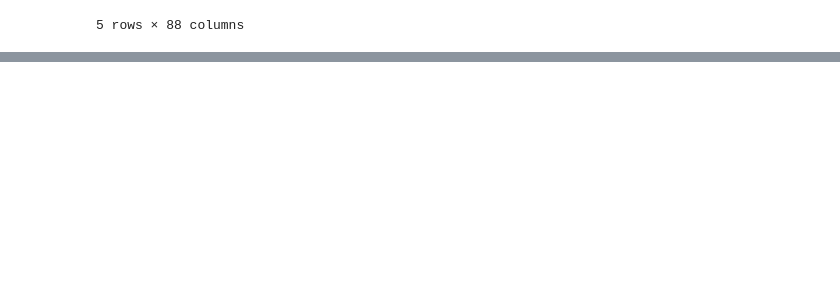
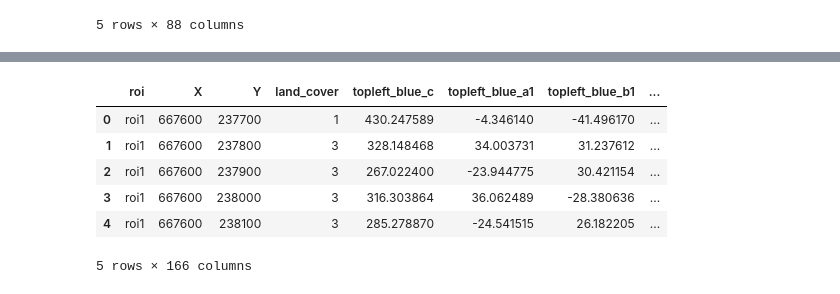
Before and after one commit to SebastianHafner/masterthesis, a Jupyter notebook: reference_data.ipynb, the cells around one changed output, grey strips where cells are left out. Cells and saved outputs as stored; diff of their text form; code cells hidden in the pictures; blank space fills up the shorter version.

```diff
--- a/reference_data.ipynb
+++ b/reference_data.ipynb
@@ -811,0 +98,29 @@ plt.show()
+# %%
+"""
+Script to analyse the spectral signature of the reference data
+"""
+import pandas as pd
+import numpy as np
+import matplotlib.pyplot as plt
+
+%matplotlib inline
+
+
+
+spectral_bands = ['blue', 'green', 'red', 'nir', 'swir1', 'swir2']
+rois = ['roi1','roi2','roi3']
+label = 'land_cover'
+yearAS = 2004
+path = 'data/classification_data/'
+
+df_coefs = pd.read_csv(f'{path}coefficients_labeled_as{yearAS}.csv')
+
+df_coefs.head()
+# %% [output]
+|  | roi | X | Y | land_cover | topleft_blue_c | topleft_blue_a1 | topleft_blue_b1 | ... |
+| 0 | roi1 | 667600 | 237700 | 1 | 430.247589 | -4.346140 | -41.496170 | ... |
+| 1 | roi1 | 667600 | 237800 | 3 | 328.148468 | 34.003731 | 31.237612 | ... |
+| 2 | roi1 | 667600 | 237900 | 3 | 267.022400 | -23.944775 | 30.421154 | ... |
+| 3 | roi1 | 667600 | 238000 | 3 | 316.303864 | 36.062489 | -28.380636 | ... |
+| 4 | roi1 | 667600 | 238100 | 3 | 285.278870 | -24.541515 | 26.182205 | ... |
+5 rows × 166 columns
```
Also changed, not shown: parts of 11 cells of this notebook.
